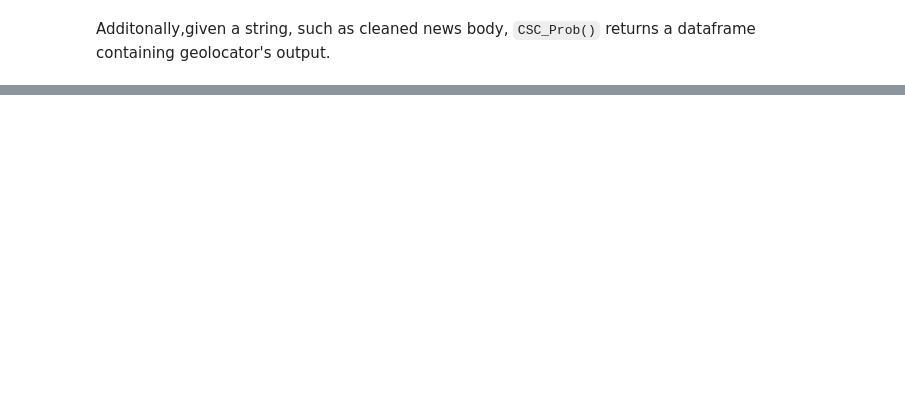
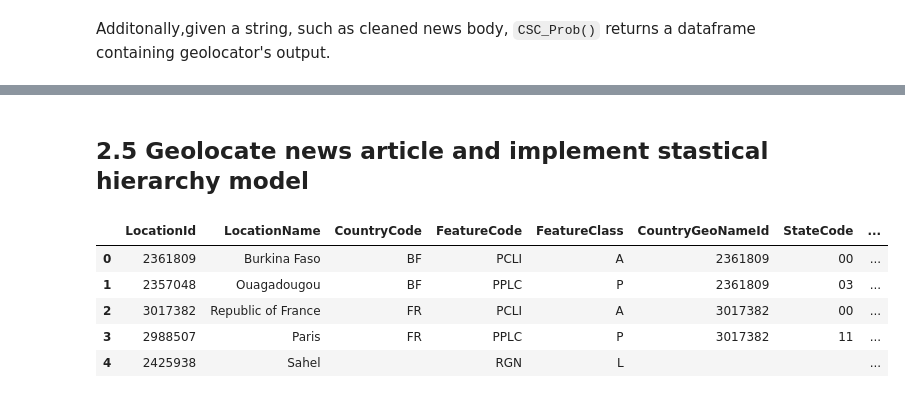
Before and after one commit to HigherHoopern/News_NLP, a Jupyter notebook: NewsAPP.ipynb, the cells around one changed output, grey strips where cells are left out. Drawn from its saved outputs; the diff is of its cells as text; code cells hidden in the pictures; blank space fills up the shorter version.

```diff
--- a/NewsAPP.ipynb
+++ b/NewsAPP.ipynb
@@ -357,0 +405,12 @@ df_Get_CSC_Prob.head(5)
+# %% [markdown]
+## 2.5 Geolocate news article and implement stastical hierarchy model
+# %%
+df_news = CSC_Prob(news_geo,my_cliff)
+df_news
+# %% [output]
+|  | LocationId | LocationName | CountryCode | FeatureCode | FeatureClass | CountryGeoNameId | StateCode | ... |
+| 0 | 2361809 | Burkina Faso | BF | PCLI | A | 2361809 | 00 | ... |
+| 1 | 2357048 | Ouagadougou | BF | PPLC | P | 2361809 | 03 | ... |
+| 2 | 3017382 | Republic of France | FR | PCLI | A | 3017382 | 00 | ... |
+| 3 | 2988507 | Paris | FR | PPLC | P | 3017382 | 11 | ... |
+| 4 | 2425938 | Sahel |  | RGN | L |  |  | ... |
```
Also changed, not shown: parts of 25 cells of this notebook.
